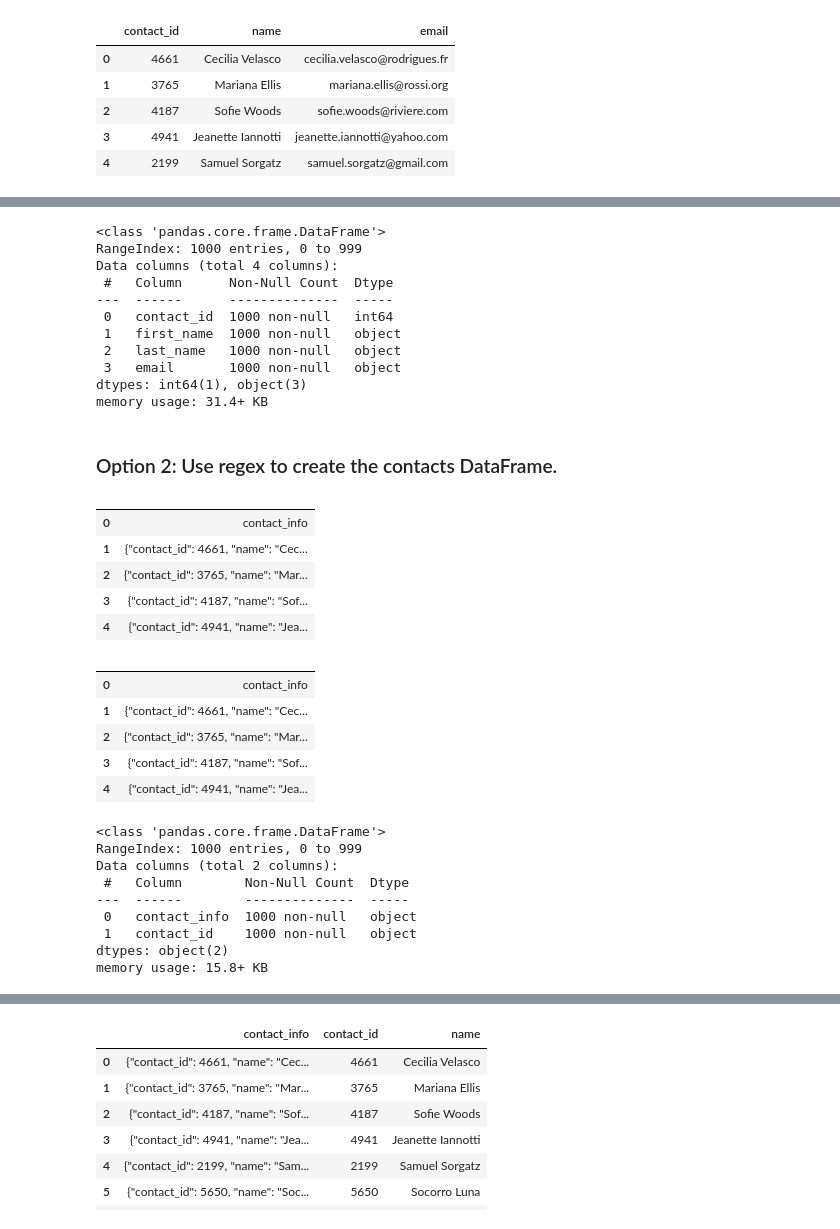
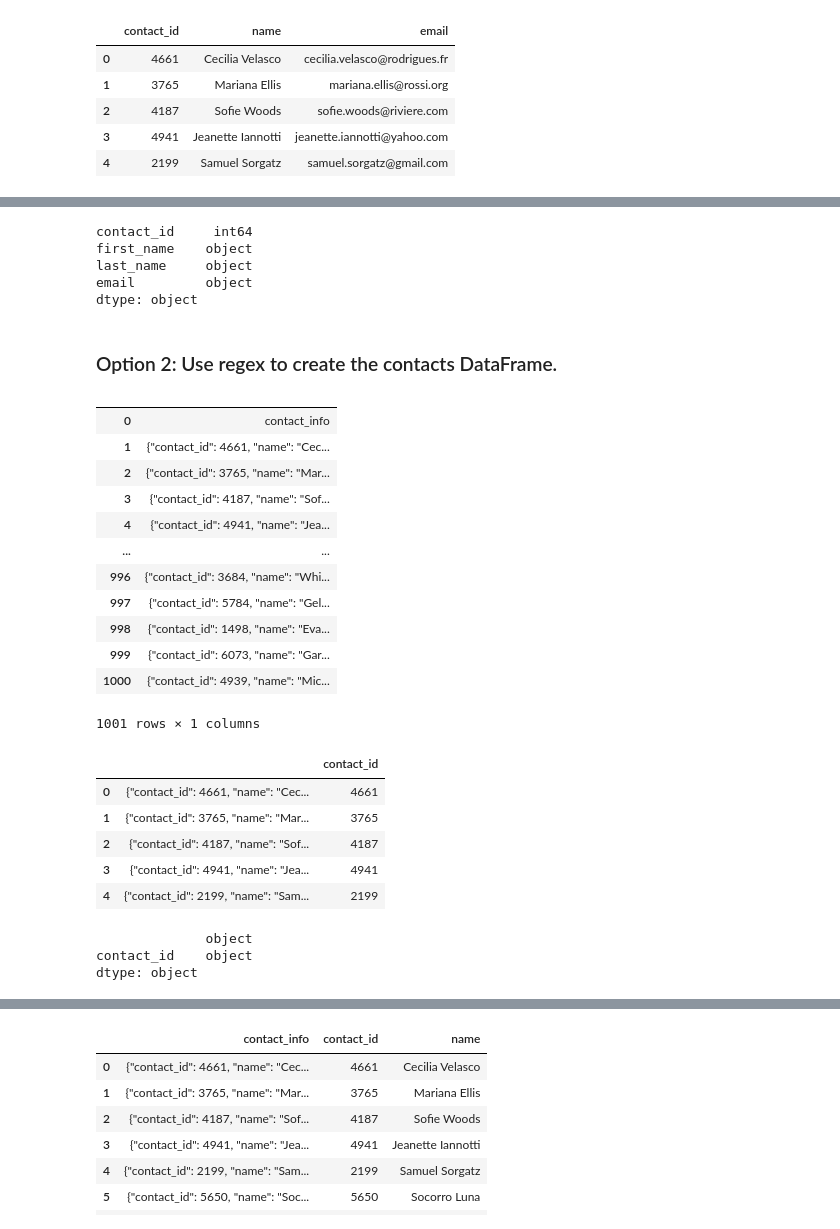
Before and after one commit to Xthe23/Crowdfunding_ETL, a Jupyter notebook: ETL_Mini_Project_MKravitz_CLillge.ipynb, the cells around one changed output, grey strips where cells are left out. Cells and saved outputs as stored; diff of their text form; code cells hidden in the pictures.

```diff
--- a/ETL_Mini_Project_MKravitz_CLillge.ipynb
+++ b/ETL_Mini_Project_MKravitz_CLillge.ipynb
@@ -420,16 +426,11 @@ memory usage: 23.6+ KB
 # %%
 # Check the datatypes one more time before exporting as CSV file.
+contact_info_data_df.dtypes
 # %% [output]
-<class 'pandas.core.frame.DataFrame'>
-RangeIndex: 1000 entries, 0 to 999
-Data columns (total 4 columns):
- #   Column      Non-Null Count  Dtype
----  ------      --------------  -----
- 0   contact_id  1000 non-null   int64
- 1   first_name  1000 non-null   object
- 2   last_name   1000 non-null   object
- 3   email       1000 non-null   object
-dtypes: int64(1), object(3)
-memory usage: 31.4+ KB
+contact_id     int64
+first_name    object
+last_name     object
+email         object
+dtype: object
 # %%
 # Export the DataFrame as a CSV file.
@@ -438,37 +439,47 @@ contacts_df_clean.to_csv("Resources/contacts.csv", encoding='utf8', index=False)
 ### Option 2: Use regex to create the contacts DataFrame.
 # %%
 contact_info_df_copy = contact_info_df.copy()
-contact_info_df_copy.head()
+contact_info_df_copy
 # %% [output]
 |  |  |
 | 0 | contact_info |
 | 1 | {"contact_id": 4661, "name": "Cec... |
 | 2 | {"contact_id": 3765, "name": "Mar... |
 | 3 | {"contact_id": 4187, "name": "Sof... |
 | 4 | {"contact_id": 4941, "name": "Jea... |
+| ... | ... |
+| 996 | {"contact_id": 3684, "name": "Whi... |
+| 997 | {"contact_id": 5784, "name": "Gel... |
+| 998 | {"contact_id": 1498, "name": "Eva... |
+| 999 | {"contact_id": 6073, "name": "Gar... |
+| 1000 | {"contact_id": 4939, "name": "Mic... |
+1001 rows × 1 columns
-# %%
-# Extract the four-digit contact ID number if the 'contact_id' column exists.
-if 'contact_id' in contact_info_df_copy.columns:
-    contact_info_df_copy['contact_id'] = contact_info_df_copy['contact_id'].str.extract(r'(\d{4})')
-contact_info_df_copy.head()
-# %% [output]
-|  |  |
-| 0 | contact_info |
-| 1 | {"contact_id": 4661, "name": "Cec... |
-| 2 | {"contact_id": 3765, "name": "Mar... |
-| 3 | {"contact_id": 4187, "name": "Sof... |
-| 4 | {"contact_id": 4941, "name": "Jea... |
+# %%
+# Extract the four-digit contact ID number if the 'contact_id' column exists. Use regex to extract the four-digit number.
+
+# Use a regular expression to extract the four-digit contact_id
+contact_info_df_copy['contact_id'] = contact_info_df_copy.iloc[:, 0].str.extract(r'"contact_id":\s*(\d{4})')
+
+# Now, display the DataFrame to ensure the 'contact_id' has been extracted
+contact_info_df_copy.head()
+# Remove the first row by selecting all rows from the second row onwards
+contact_info_df_copy = contact_info_df_copy.iloc[1:].reset_index(drop=True)
+
+# Now, display the DataFrame to ensure the first row is gone
+contact_info_df_copy.head()
+# %% [output]
+|  |  | contact_id |
+| 0 | {"contact_id": 4661, "name": "Cec... | 4661 |
+| 1 | {"contact_id": 3765, "name": "Mar... | 3765 |
+| 2 | {"contact_id": 4187, "name": "Sof... | 4187 |
+| 3 | {"contact_id": 4941, "name": "Jea... | 4941 |
+| 4 | {"contact_id": 2199, "name": "Sam... | 2199 |
 # %%
 # Check the datatypes.
+contact_info_df_copy.dtypes
 # %% [output]
-<class 'pandas.core.frame.DataFrame'>
-RangeIndex: 1000 entries, 0 to 999
-Data columns (total 2 columns):
- #   Column        Non-Null Count  Dtype
----  ------        --------------  -----
- 0   contact_info  1000 non-null   object
- 1   contact_id    1000 non-null   object
-dtypes: object(2)
-memory usage: 15.8+ KB
+              object
+contact_id    object
+dtype: object
 # %%
 # Convert the "contact_id" column to an int64 data type.
```
Also changed, not shown: parts of 8 cells of this notebook, 1 other file.
